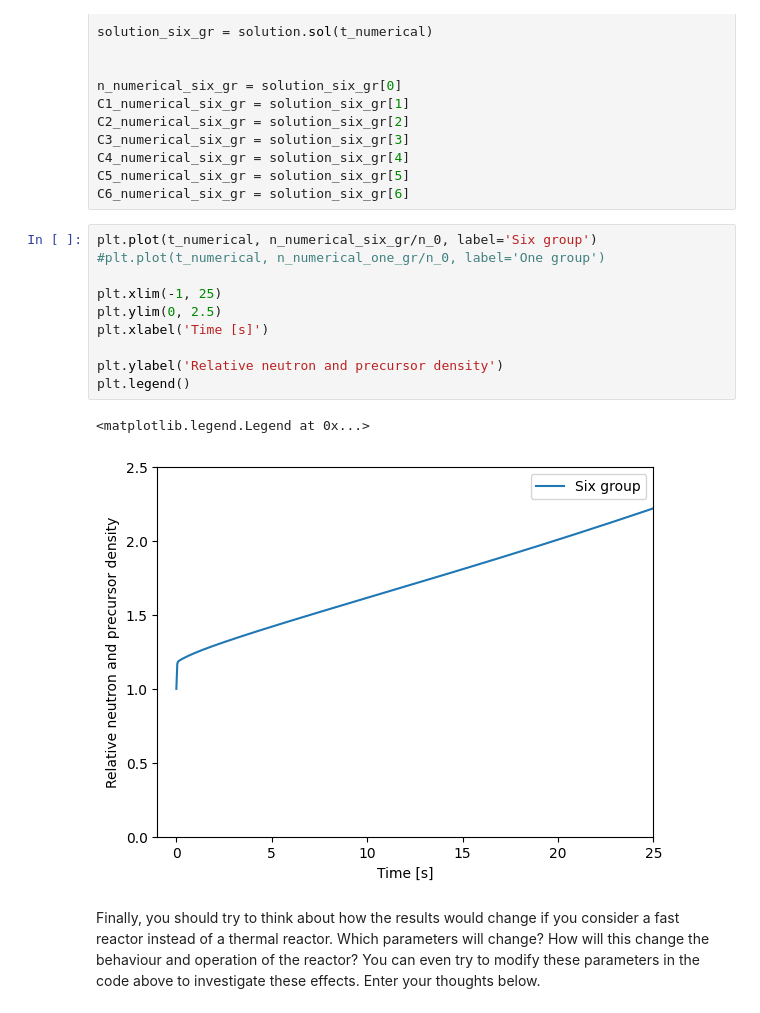
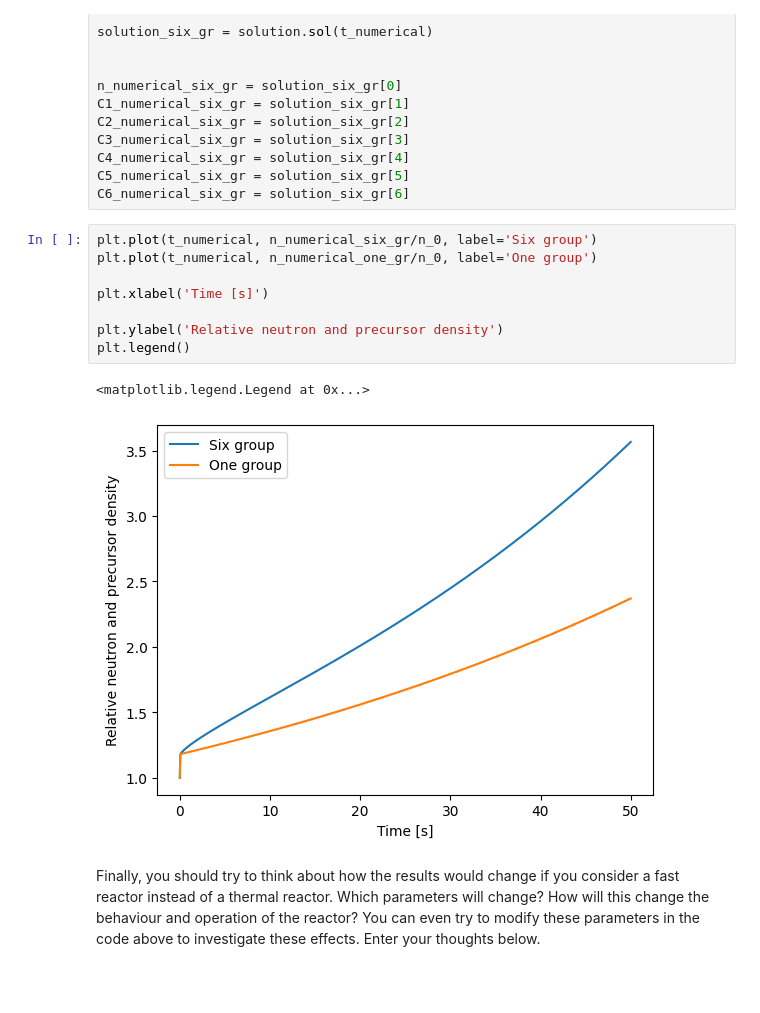
Before and after one commit to jenshoej/ReactorPhysics, a Jupyter notebook: Datalabs/Datalab08/8-Reactor_kinetics.ipynb, the cells around one changed output. Cells and saved outputs as stored; diff of their text form; blank space fills up the shorter version.

```diff
--- a/Datalabs/Datalab08/8-Reactor_kinetics.ipynb
+++ b/Datalabs/Datalab08/8-Reactor_kinetics.ipynb
@@ -435,17 +435,15 @@ C5_numerical_six_gr = solution_six_gr[5]
 C6_numerical_six_gr = solution_six_gr[6]
 # %%
 plt.plot(t_numerical, n_numerical_six_gr/n_0, label='Six group')
-#plt.plot(t_numerical, n_numerical_one_gr/n_0, label='One group')
+plt.plot(t_numerical, n_numerical_one_gr/n_0, label='One group')
 
-plt.xlim(-1, 25)
-plt.ylim(0, 2.5)
 plt.xlabel('Time [s]')
 
 plt.ylabel('Relative neutron and precursor density')
 plt.legend()
 # %% [output]
 <matplotlib.legend.Legend at 0x...>
-[figure, old version]
+[figure, new version]
 # %% [markdown]
 Finally, you should try to think about how the results would change if you consider a fast reactor instead of a thermal reactor. Which parameters will change? How will this change the behaviour and operation of the reactor? You can even try to modify these parameters in the code above to investigate these effects. Enter your thoughts below.
 # %% [markdown]
```
Also changed, not shown: 1 other file.
